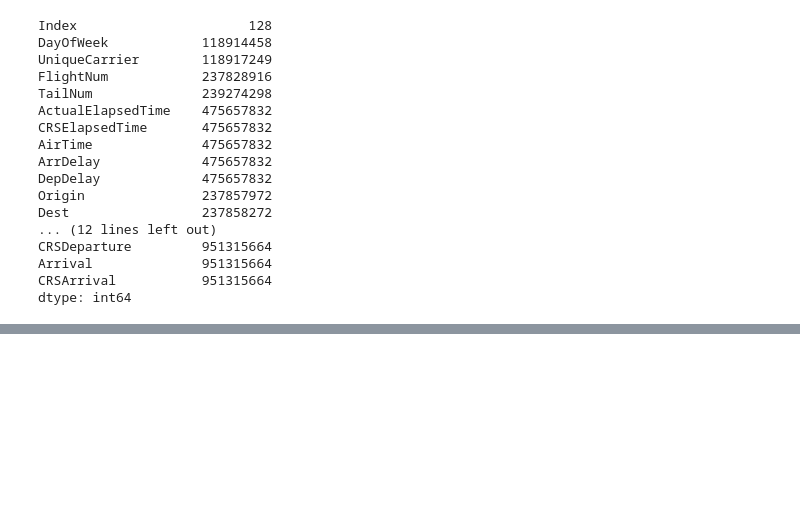
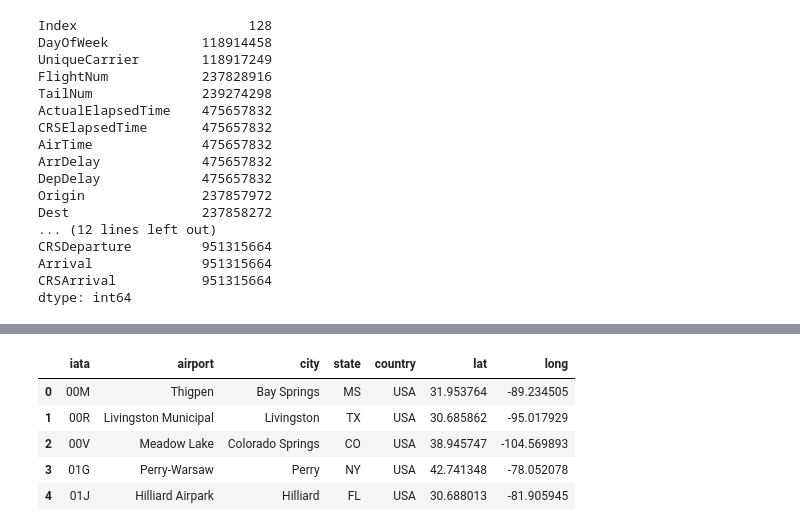
Before and after one commit to Pawlo77/Airline-Perfomrmance-Data-Analysis, a Jupyter notebook: src/eda_Pawel.ipynb, the cells around one changed output, grey strips where cells are left out. Drawn from its saved outputs; the diff is of its cells as text; code cells hidden in the pictures; blank space fills up the shorter version.

```diff
--- a/src/eda_Pawel.ipynb
+++ b/src/eda_Pawel.ipynb
@@ -169,0 +199,3 @@ dtype: int64
+# %%
+airports = load_airports()
+airports.info()
@@ -169,0 +217,9 @@ dtype: int64
+# %%
+airports.head()
+# %% [output]
+|  | iata | airport | city | state | country | lat | long |
+| 0 | 00M | Thigpen | Bay Springs | MS | USA | 31.953764 | -89.234505 |
+| 1 | 00R | Livingston Municipal | Livingston | TX | USA | 30.685862 | -95.017929 |
+| 2 | 00V | Meadow Lake | Colorado Springs | CO | USA | 38.945747 | -104.569893 |
+| 3 | 01G | Perry-Warsaw | Perry | NY | USA | 42.741348 | -78.052078 |
+| 4 | 01J | Hilliard Airpark | Hilliard | FL | USA | 30.688013 | -81.905945 |
```
Also changed, not shown: parts of 6 cells of this notebook, 7 other files.
